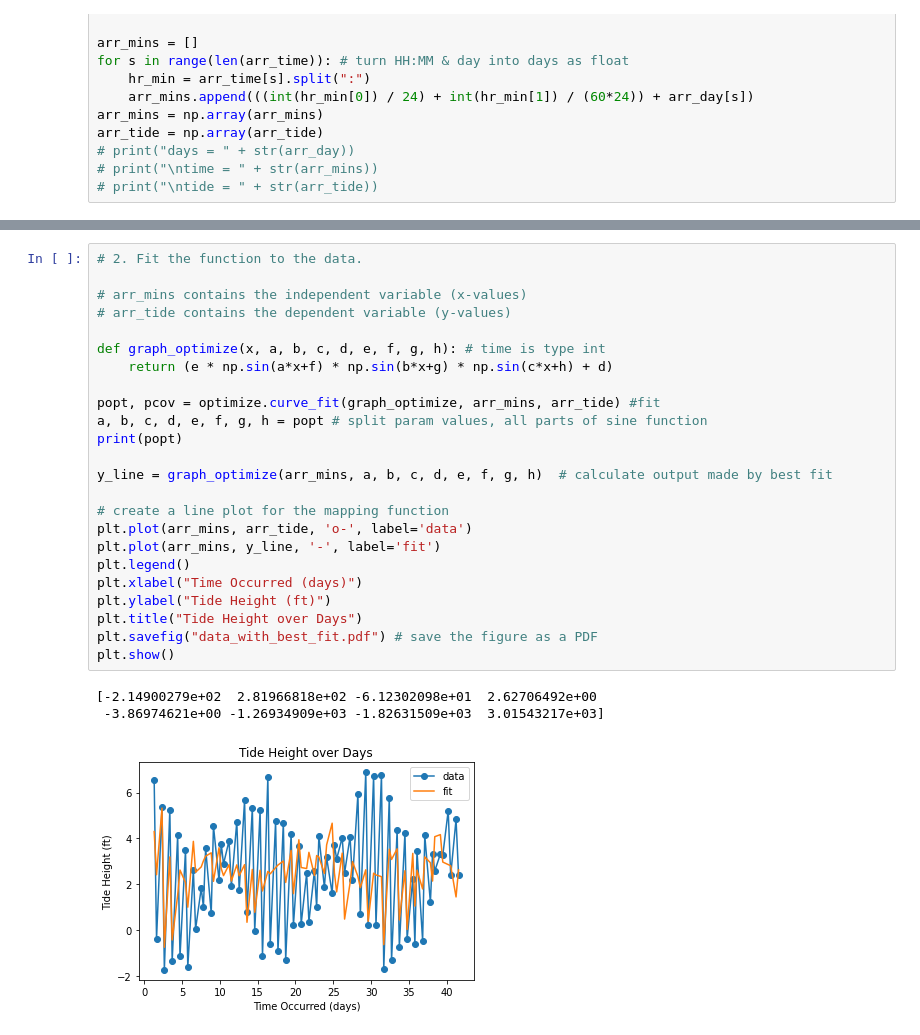
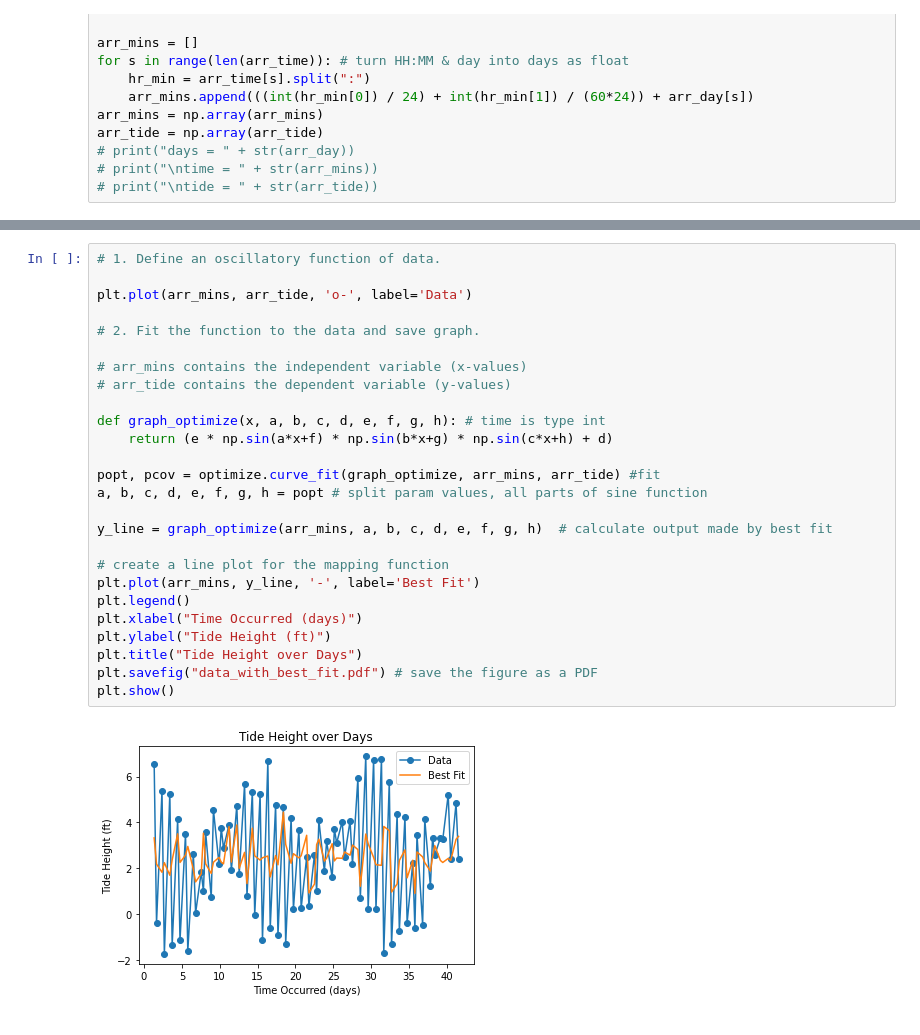
Before and after one commit to Anj-Pra/GroupA5_Astr19, a Jupyter notebook: Group5A_TidalProject.ipynb, the cells around one changed output, grey strips where cells are left out. Drawn from its saved outputs; the diff is of its cells as text.

```diff
--- a/Group5A_TidalProject.ipynb
+++ b/Group5A_TidalProject.ipynb
@@ -47,30 +38,30 @@ plt.show()
 # %%
-# 2. Fit the function to the data.
+# 1. Define an oscillatory function of data.
+
+plt.plot(arr_mins, arr_tide, 'o-', label='Data')
+
+# 2. Fit the function to the data and save graph.
 
 # arr_mins contains the independent variable (x-values)
 # arr_tide contains the dependent variable (y-values)
 
 def graph_optimize(x, a, b, c, d, e, f, g, h): # time is type int
     return (e * np.sin(a*x+f) * np.sin(b*x+g) * np.sin(c*x+h) + d)
 
 popt, pcov = optimize.curve_fit(graph_optimize, arr_mins, arr_tide) #fit
 a, b, c, d, e, f, g, h = popt # split param values, all parts of sine function
-print(popt)
 
 y_line = graph_optimize(arr_mins, a, b, c, d, e, f, g, h)  # calculate output made by best fit
 
 # create a line plot for the mapping function
-plt.plot(arr_mins, arr_tide, 'o-', label='data')
-plt.plot(arr_mins, y_line, '-', label='fit')
+plt.plot(arr_mins, y_line, '-', label='Best Fit')
 plt.legend()
 plt.xlabel("Time Occurred (days)")
 plt.ylabel("Tide Height (ft)")
 plt.title("Tide Height over Days")
 plt.savefig("data_with_best_fit.pdf") # save the figure as a PDF
 plt.show()
 # %% [output]
-[-2.14900279e+02  2.81966818e+02 -6.12302098e+01  2.62706492e+00
- -3.86974621e+00 -1.26934909e+03 -1.82631509e+03  3.01543217e+03]
-[figure, old version]
+[figure, new version]
 # %%
 # 3. Subtract off the best fit.
```
Also changed, not shown: parts of 4 cells of this notebook, 4 other files.
